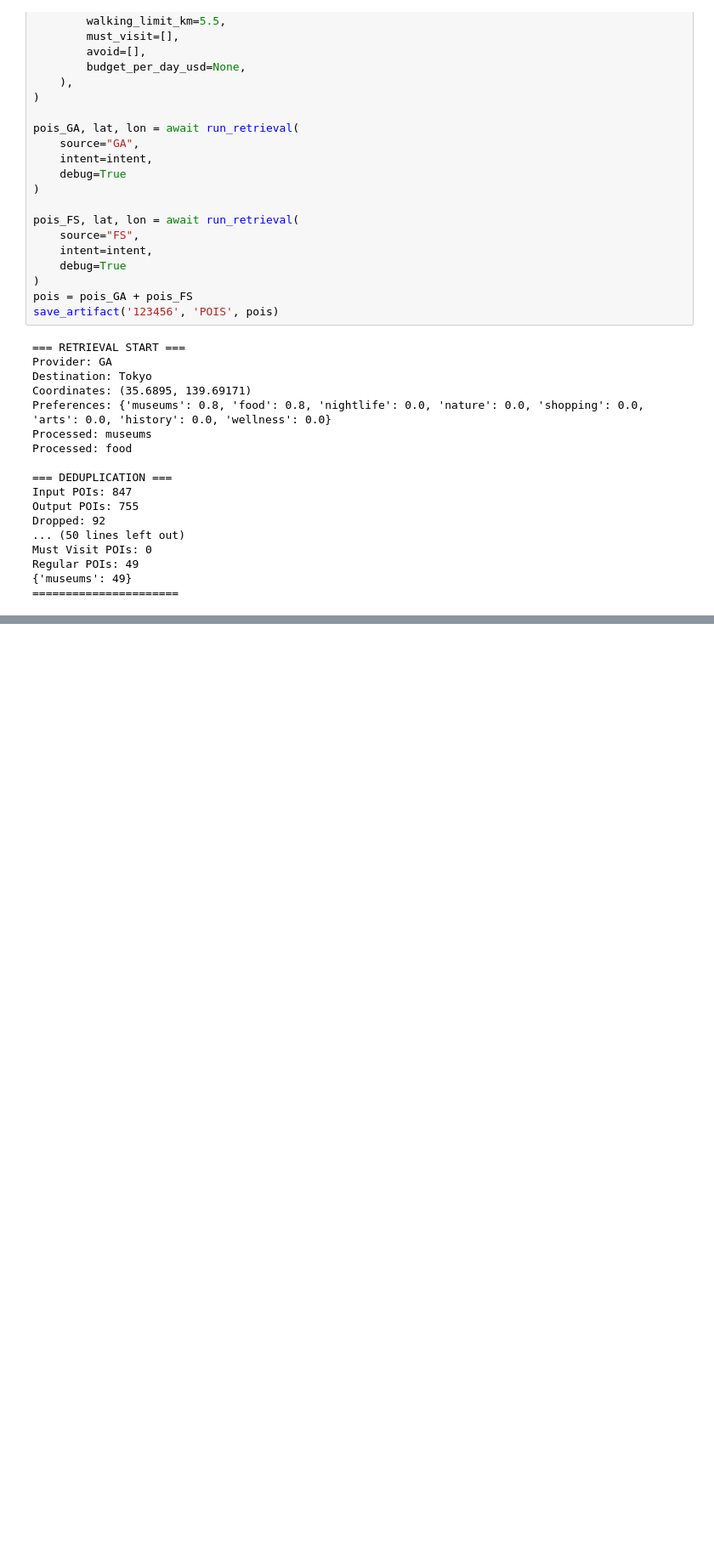
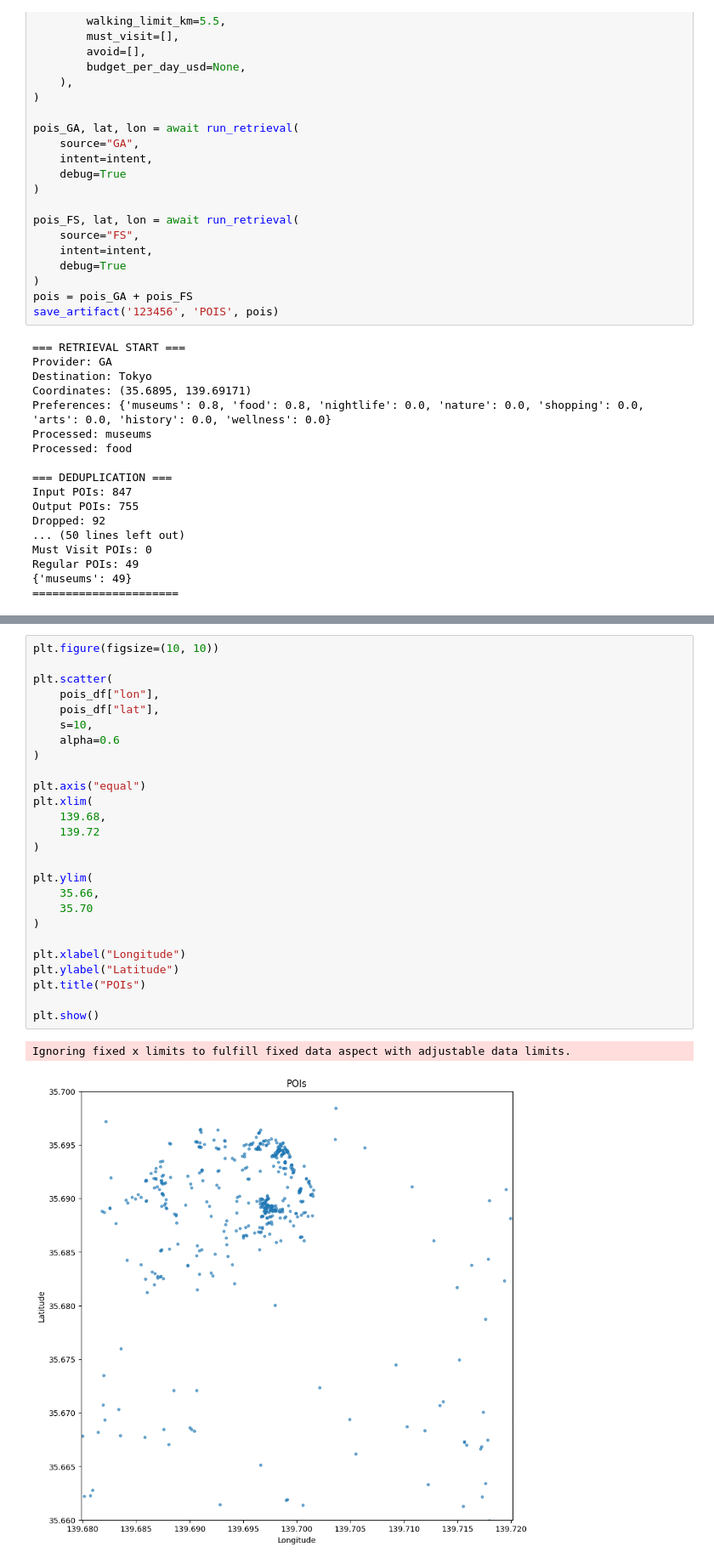
Before and after one commit to MerakiNanashi/Travelara-ai, a Jupyter notebook: experiments/exp_02.ipynb, the cells around one changed output, grey strips where cells are left out. Shown at 85% size. Drawn from its saved outputs; the diff is of its cells as text; blank space fills up the shorter version.

```diff
--- a/experiments/exp_02.ipynb
+++ b/experiments/exp_02.ipynb
@@ -278,0 +501,29 @@ count
+# %%
+plt.figure(figsize=(10, 10))
+
+plt.scatter(
+    pois_df["lon"],
+    pois_df["lat"],
+    s=10,
+    alpha=0.6
+)
+
+plt.axis("equal")
+plt.xlim(
+    139.68,
+    139.72
+)
+
+plt.ylim(
+    35.66,
+    35.70
+)
+
+plt.xlabel("Longitude")
+plt.ylabel("Latitude")
+plt.title("POIs")
+
+plt.show()
+# %% [output]
+Ignoring fixed x limits to fulfill fixed data aspect with adjustable data limits.
+[figure, added]
```
Also changed, not shown: parts of 22 cells of this notebook, 11 other files.
